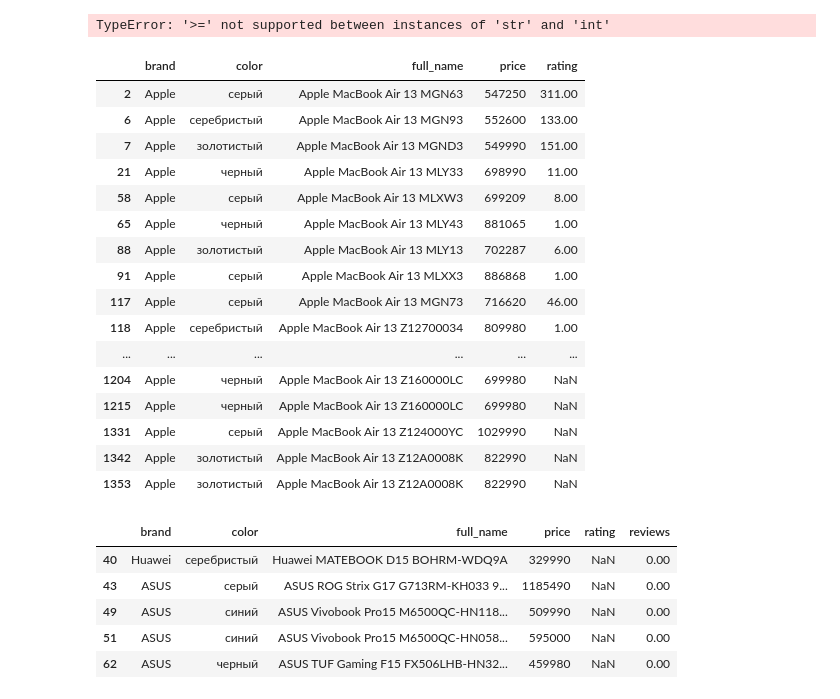
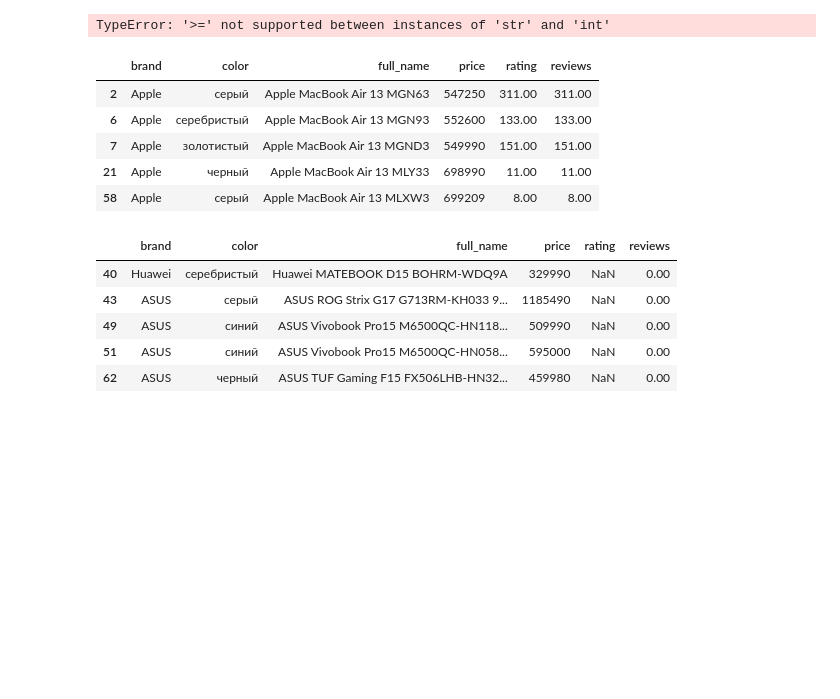
Before and after one commit to BMukhtar/KBot, a Jupyter notebook: kaspi_analyze.ipynb, the cells around one changed output. Cells and saved outputs as stored; diff of their text form; code cells hidden in the pictures; blank space fills up the shorter version.

```diff
--- a/kaspi_analyze.ipynb
+++ b/kaspi_analyze.ipynb
@@ -213,25 +213,14 @@ df.apply(func=np.max)
 # %% [output]
 TypeError: '>=' not supported between instances of 'str' and 'int'
 # %%
-df[df["full_name"].apply(lambda name: "MacBook Air" in name)] # only macbook airs
+df[df["full_name"].apply(lambda name: "MacBook Air" in name)].head() # only macbook airs
 # %% [output]
-|  | brand | color | full_name | price | rating |
-| 2 | Apple | серый | Apple MacBook Air 13 MGN63 | 547250 | 311.00 |
-| 6 | Apple | серебристый | Apple MacBook Air 13 MGN93 | 552600 | 133.00 |
-| 7 | Apple | золотистый | Apple MacBook Air 13 MGND3 | 549990 | 151.00 |
-| 21 | Apple | черный | Apple MacBook Air 13 MLY33 | 698990 | 11.00 |
-| 58 | Apple | серый | Apple MacBook Air 13 MLXW3 | 699209 | 8.00 |
-| 65 | Apple | черный | Apple MacBook Air 13 MLY43 | 881065 | 1.00 |
-| 88 | Apple | золотистый | Apple MacBook Air 13 MLY13 | 702287 | 6.00 |
-| 91 | Apple | серый | Apple MacBook Air 13 MLXX3 | 886868 | 1.00 |
-| 117 | Apple | серый | Apple MacBook Air 13 MGN73 | 716620 | 46.00 |
-| 118 | Apple | серебристый | Apple MacBook Air 13 Z12700034 | 809980 | 1.00 |
-| ... | ... | ... | ... | ... | ... |
-| 1204 | Apple | черный | Apple MacBook Air 13 Z160000LC | 699980 | NaN |
-| 1215 | Apple | черный | Apple MacBook Air 13 Z160000LC | 699980 | NaN |
-| 1331 | Apple | серый | Apple MacBook Air 13 Z124000YC | 1029990 | NaN |
-| 1342 | Apple | золотистый | Apple MacBook Air 13 Z12A0008K | 822990 | NaN |
-| 1353 | Apple | золотистый | Apple MacBook Air 13 Z12A0008K | 822990 | NaN |
+|  | brand | color | full_name | price | rating | reviews |
+| 2 | Apple | серый | Apple MacBook Air 13 MGN63 | 547250 | 311.00 | 311.00 |
+| 6 | Apple | серебристый | Apple MacBook Air 13 MGN93 | 552600 | 133.00 | 133.00 |
+| 7 | Apple | золотистый | Apple MacBook Air 13 MGND3 | 549990 | 151.00 | 151.00 |
+| 21 | Apple | черный | Apple MacBook Air 13 MLY33 | 698990 | 11.00 | 11.00 |
+| 58 | Apple | серый | Apple MacBook Air 13 MLXW3 | 699209 | 8.00 | 8.00 |
 # %%
 d = {np.nan: 0}
 df["reviews"] = df["rating"].replace(d)
```
Also changed, not shown: parts of 2 cells of this notebook.
